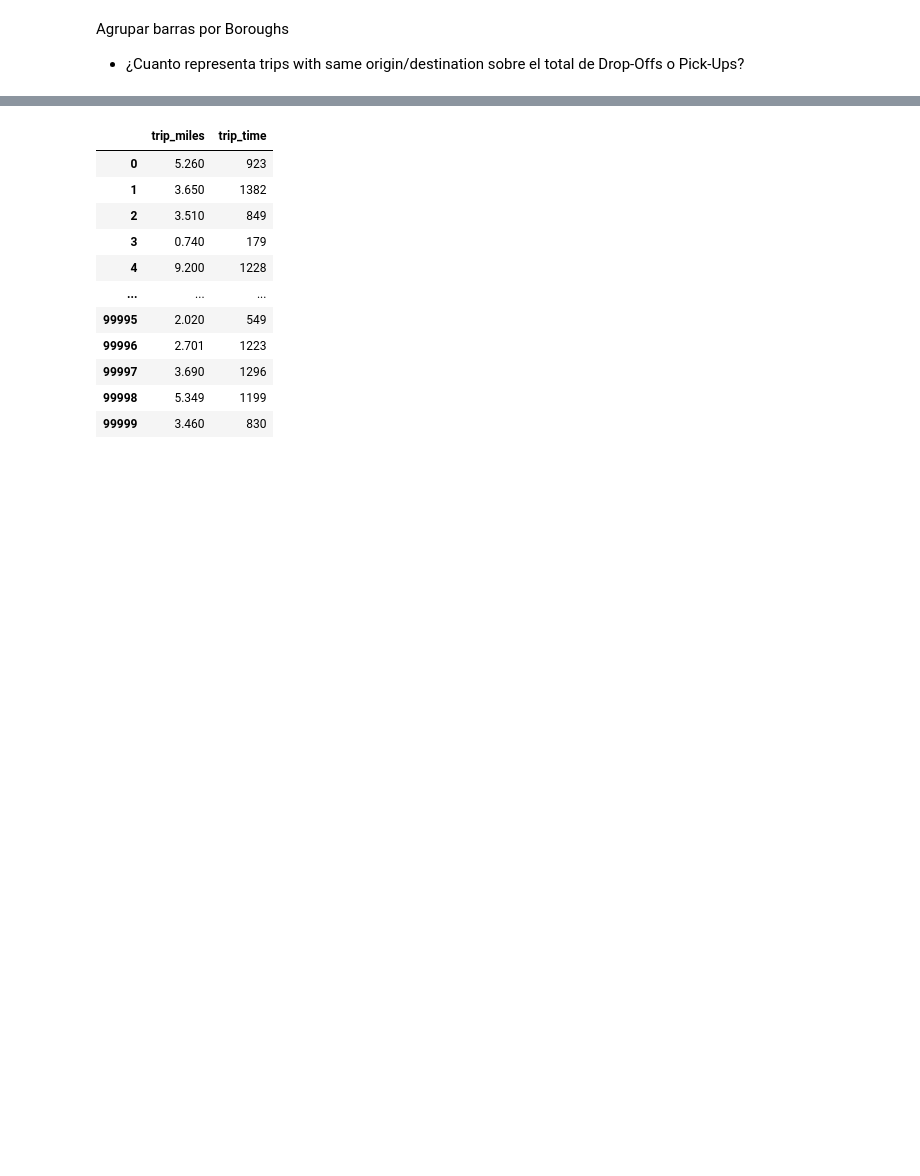
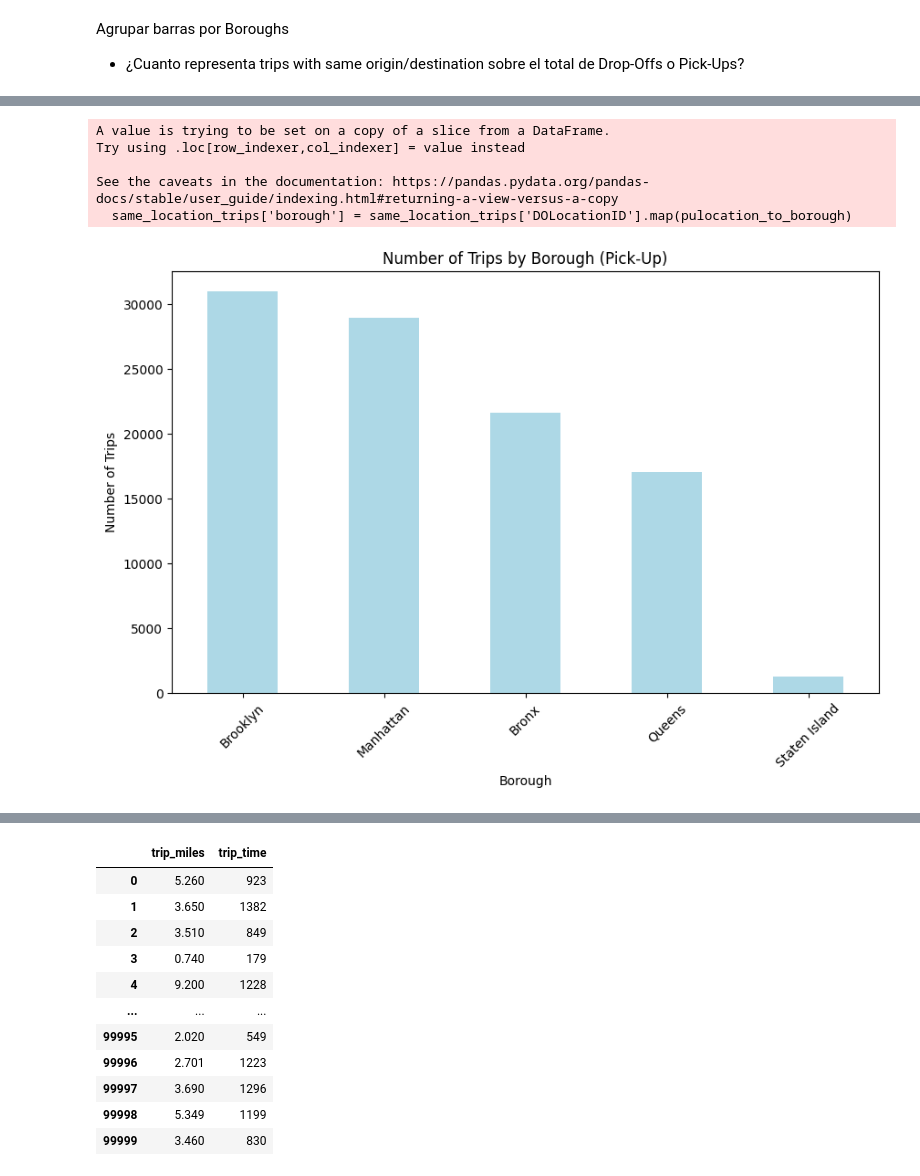
Before and after one commit to GonzaloLopezS/TFM_VTC_NYC, a Jupyter notebook: Notebooks/prueba_2021.ipynb, the cells around one changed output, grey strips where cells are left out. Saved outputs shown, nothing was run; the diff lists cells and outputs as text; code cells hidden in the pictures; blank space fills up the shorter version.

```diff
--- a/Notebooks/prueba_2021.ipynb
+++ b/Notebooks/prueba_2021.ipynb
@@ -369,6 +370,9 @@ trips[['request_datetime', 'on_scene_datetime', 'pickup_datetime', 'dropoff_date
 | 99733 | 2021-01-01 03:56:35 | 2021-01-01 03:57:30 | 2021-01-01 03:59:19 | 2021-01-01 04:21:31 |
 100000 rows × 4 columns
 # %%
+# Convert request_datetime to datetime format if not already
+trips['request_datetime'] = pd.to_datetime(trips['request_datetime'])
+
 # Extract the hour from request_datetime
 trips['request_hour'] = trips['request_datetime'].dt.hour
 
@@ -660,0 +660,34 @@ Agrupar barras por Boroughs
+# %%
+# Map PULocationID to borough using gdf
+# Ensure LocationID is unique in gdf
+if not gdf['LocationID'].is_unique:
+	gdf = gdf.drop_duplicates(subset='LocationID')
+
+# Map PULocationID to borough using gdf
+pulocation_to_borough = gdf.set_index('LocationID')['borough']
+# %%
+trips['PUborough'] = trips['PULocationID'].map(pulocation_to_borough)
+trips['DOborough'] = trips['DOLocationID'].map(pulocation_to_borough)
+same_location_trips['borough'] = same_location_trips['DOLocationID'].map(pulocation_to_borough)
+# %% [output]
+A value is trying to be set on a copy of a slice from a DataFrame.
+Try using .loc[row_indexer,col_indexer] = value instead
+
+See the caveats in the documentation: https://pandas.pydata.org/pandas-docs/stable/user_guide/indexing.html#returning-a-view-versus-a-copy
+  same_location_trips['borough'] = same_location_trips['DOLocationID'].map(pulocation_to_borough)
+# %%
+# Group by borough and count the number of trips
+borough_counts = trips['PUborough'].value_counts()
+
+# Plot the bar chart
+plt.figure(figsize=(10, 6))
+borough_counts.plot(kind='bar', color='lightblue')
+
+# Add labels and title
+plt.xlabel('Borough')
+plt.ylabel('Number of Trips')
+plt.title('Number of Trips by Borough (Pick-Up)')
+plt.xticks(rotation=45)
+plt.show()
+# %% [output]
+[figure, added]
```
Also changed, not shown: parts of 29 cells of this notebook, 1 other file.
